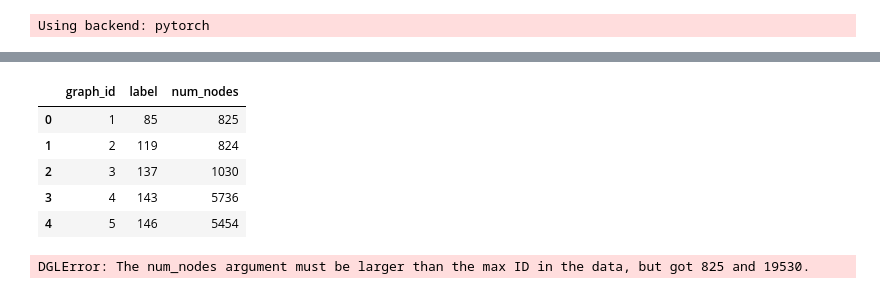
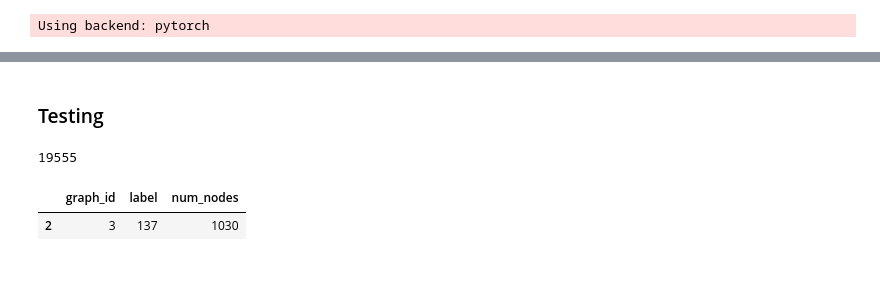
Before and after one commit to amanzadi/MS_Thesis, a Jupyter notebook: GNN_model.ipynb, the cells around one changed output, grey strips where cells are left out. Drawn from its saved outputs; the diff is of its cells as text; code cells hidden in the pictures.

```diff
--- a/GNN_model.ipynb
+++ b/GNN_model.ipynb
@@ -12,64 +166,19 @@ Using backend: pytorch
+# %% [markdown]
+### Testing
 # %%
 edges = pd.read_csv('../data/GNN_edges-toy.csv')
 properties = pd.read_csv('../data/GNN_properties-toy.csv')
-
-edges.head()
-properties.head()
+features = pd.read_csv('../data/GNN-GSE_full_pkd_norm.csv', index_col = 'ProteinID', sep=',')
-# %% [output]
-|  | graph_id | label | num_nodes |
-| 0 | 1 | 85 | 825 |
-| 1 | 2 | 119 | 824 |
-| 2 | 3 | 137 | 1030 |
-| 3 | 4 | 143 | 5736 |
-| 4 | 5 | 146 | 5454 |
-# %%
-class SyntheticDataset(DGLDataset):
-    def __init__(self):
-        super().__init__(name='synthetic')
-
-    def process(self):
-        edges = pd.read_csv('../data/GNN_edges-toy.csv')
-        properties = pd.read_csv('../data/GNN_properties-toy.csv')
-        self.graphs = []
-        self.labels = []
-
-        # Create a graph for each graph ID from the edges table.
-        # First process the properties table into two dictionaries with graph IDs as keys.
-        # The label and number of nodes are values.
-        label_dict = {}
-        num_nodes_dict = {}
-        for _, row in properties.iterrows():
-            label_dict[row['graph_id']] = row['label']
-            num_nodes_dict[row['graph_id']] = row['num_nodes']
-
-        # For the edges, first group the table by graph IDs.
-        edges_group = edges.groupby('graph_id')
-
-        # For each graph ID...
-        for graph_id in edges_group.groups:
-            # Find the edges as well as the number of nodes and its label.
-            edges_of_id = edges_group.get_group(graph_id)
-            src = edges_of_id['src'].to_numpy()
-            dst = edges_of_id['dst'].to_numpy()
-            num_nodes = num_nodes_dict[graph_id]
-            label = label_dict[graph_id]
-
-            # Create a graph and add it to the list of graphs and labels.
-            g = dgl.graph((src, dst), num_nodes=num_nodes)
-            self.graphs.append(g)
-            self.labels.append(label)
-
-        # Convert the label list to tensor for saving.
-        self.labels = torch.LongTensor(self.labels)
-
-    def __getitem__(self, i):
-        return self.graphs[i], self.labels[i]
-
-    def __len__(self):
-        return len(self.graphs)
-
-dataset = SyntheticDataset()
-graph, label = dataset[0]
-print(graph, label)
-# %% [output]
-DGLError: The num_nodes argument must be larger than the max ID in the data, but got 825 and 19530.
+# %%
+#feature_dic = {i:torch.tensor(features.loc[i+1,]) for i in range(len(features))}
+len(feature_dic)
+#y = torch.tensor(features.loc[1,])
+#y = torch.tensor(x.values[1:])
+# %% [output]
+19555
+# %%
+prop = properties.loc[properties['graph_id'] == 3]
+prop
+# %% [output]
+|  | graph_id | label | num_nodes |
+| 2 | 3 | 137 | 1030 |
```
Also changed, not shown: parts of 17 cells of this notebook, 2 other files.
